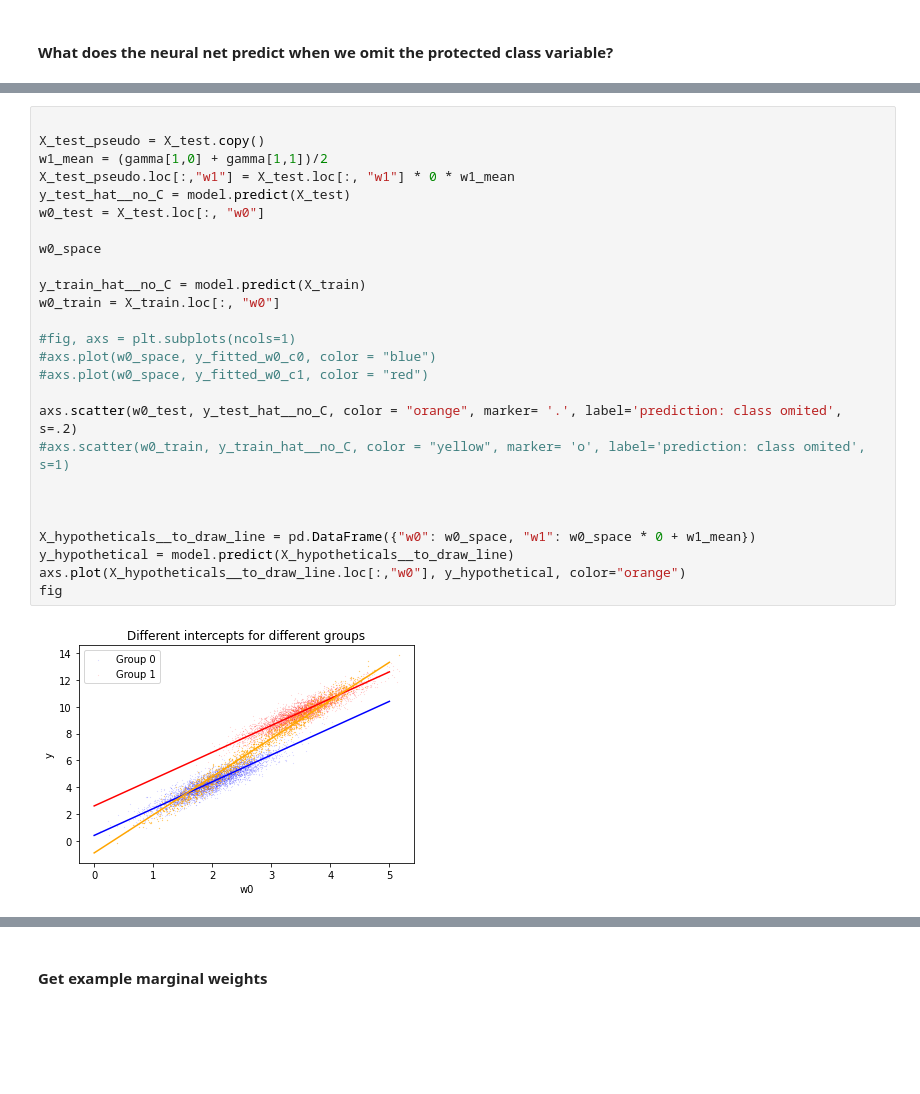
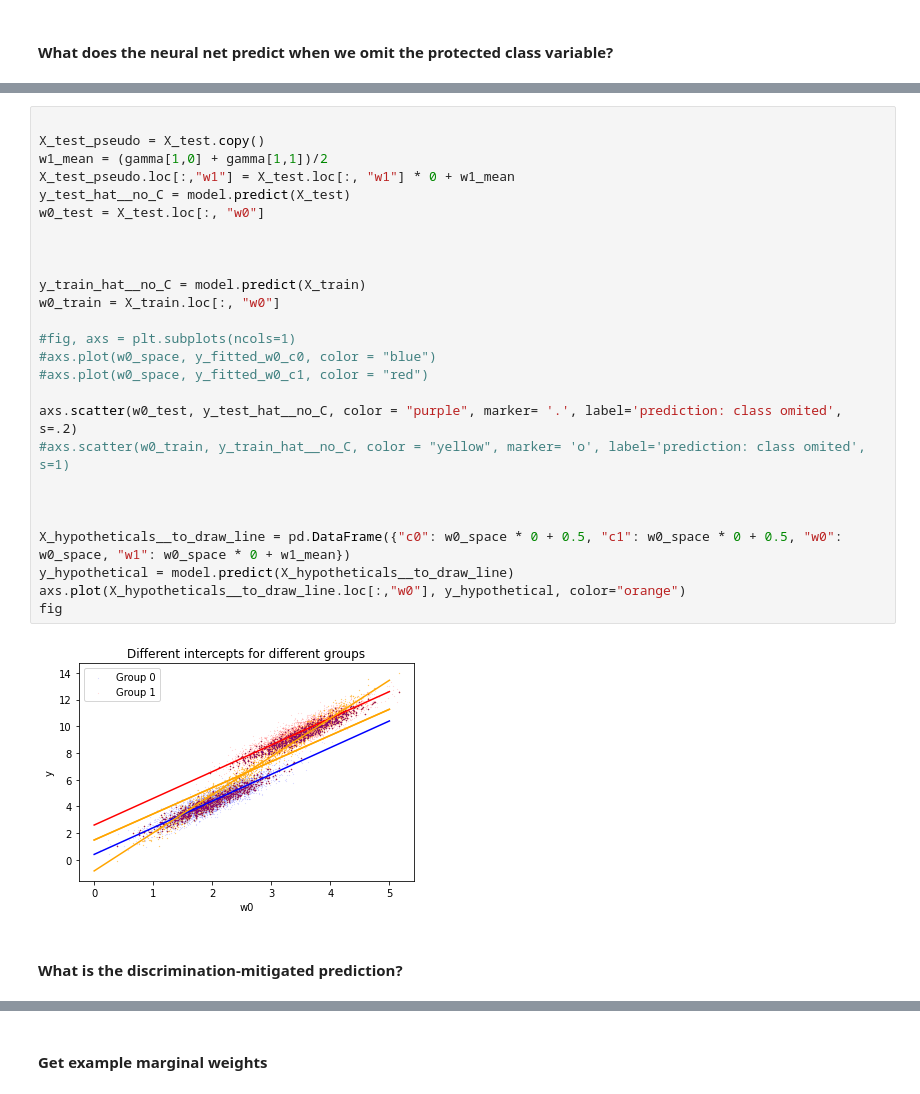
Before and after one commit to kingjosephm/DiscriminationMitigation, a Jupyter notebook: writeup/Demonstration_of_Proxy_Discrimination.ipynb, the cells around one changed output, grey strips where cells are left out. Saved outputs shown, nothing was run; the diff lists cells and outputs as text; blank space fills up the shorter version.

```diff
--- a/Demonstration_of_Proxy_Discrimination.ipynb
+++ b/writeup/Demonstration_of_Proxy_Discrimination.ipynb
@@ -191,28 +190,30 @@ Epoch 10/10
 # %%
 
 X_test_pseudo = X_test.copy()
 w1_mean = (gamma[1,0] + gamma[1,1])/2
-X_test_pseudo.loc[:,"w1"] = X_test.loc[:, "w1"] * 0 * w1_mean
+X_test_pseudo.loc[:,"w1"] = X_test.loc[:, "w1"] * 0 + w1_mean
 y_test_hat__no_C = model.predict(X_test)
 w0_test = X_test.loc[:, "w0"]
 
-w0_space
+
 
 y_train_hat__no_C = model.predict(X_train)
 w0_train = X_train.loc[:, "w0"]
 
 #fig, axs = plt.subplots(ncols=1)
 #axs.plot(w0_space, y_fitted_w0_c0, color = "blue")
 #axs.plot(w0_space, y_fitted_w0_c1, color = "red")
 
-axs.scatter(w0_test, y_test_hat__no_C, color = "orange", marker= '.', label='prediction: class omited', s=.2)
+axs.scatter(w0_test, y_test_hat__no_C, color = "purple", marker= '.', label='prediction: class omited', s=.2)
 #axs.scatter(w0_train, y_train_hat__no_C, color = "yellow", marker= 'o', label='prediction: class omited', s=1)
 
 
 
-X_hypotheticals__to_draw_line = pd.DataFrame({"w0": w0_space, "w1": w0_space * 0 + w1_mean})
+X_hypotheticals__to_draw_line = pd.DataFrame({"c0": w0_space * 0 + 0.5, "c1": w0_space * 0 + 0.5, "w0": w0_space, "w1": w0_space * 0 + w1_mean})
 y_hypothetical = model.predict(X_hypotheticals__to_draw_line)
 axs.plot(X_hypotheticals__to_draw_line.loc[:,"w0"], y_hypothetical, color="orange")
 fig
 # %% [output]
-[figure, old version]
+[figure, new version]
+# %% [markdown]
+#### What is the discrimination-mitigated prediction?
```
Also changed, not shown: parts of 7 cells of this notebook, 3 other files.
